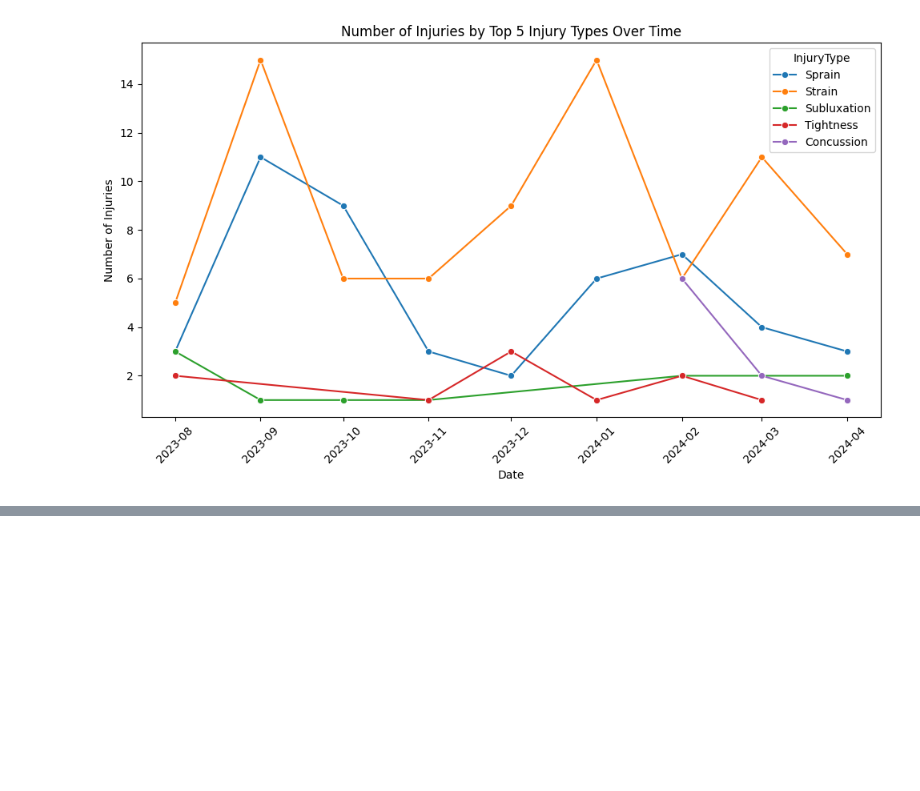
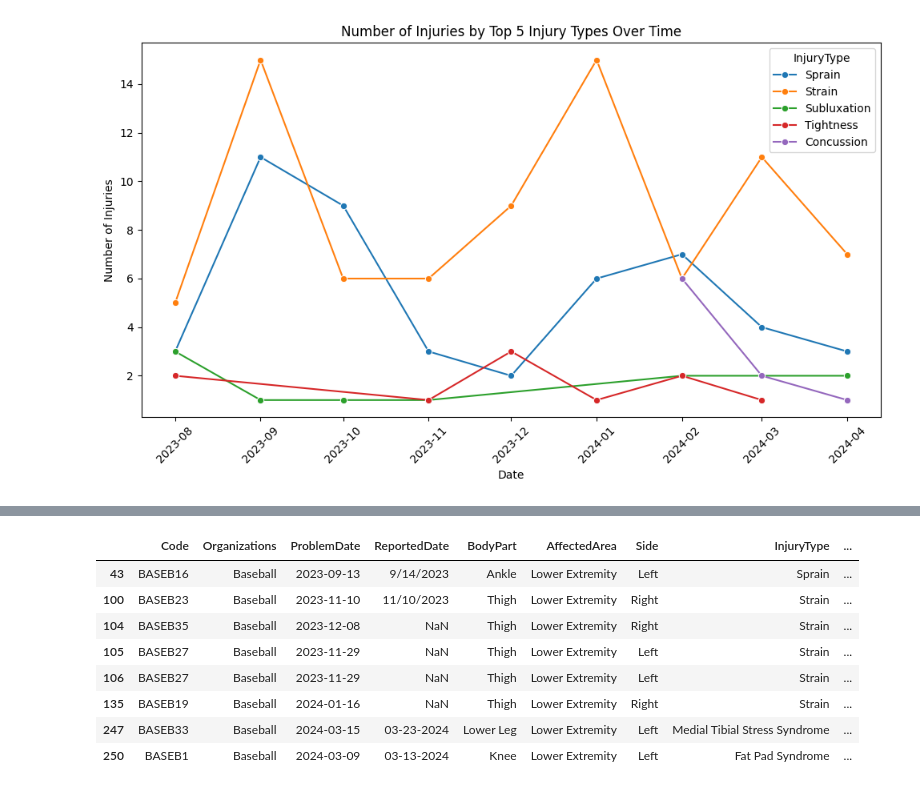
Before and after one commit to bachnguyen234/da301-isaac-athletics, a Jupyter notebook: bach_main_file.ipynb, the cells around one changed output, grey strips where cells are left out. Saved outputs shown, nothing was run; the diff lists cells and outputs as text; code cells hidden in the pictures; blank space fills up the shorter version.

```diff
--- a/bach_main_file.ipynb
+++ b/bach_main_file.ipynb
@@ -220,0 +248,12 @@ plt.show()
+# %%
+lower_injury_baseball
+# %% [output]
+|  | Code | Organizations | ProblemDate | ReportedDate | BodyPart | AffectedArea | Side | InjuryType | ... |
+| 43 | BASEB16 | Baseball | 2023-09-13 | 9/14/2023 | Ankle | Lower Extremity | Left | Sprain | ... |
+| 100 | BASEB23 | Baseball | 2023-11-10 | 11/10/2023 | Thigh | Lower Extremity | Right | Strain | ... |
+| 104 | BASEB35 | Baseball | 2023-12-08 | NaN | Thigh | Lower Extremity | Right | Strain | ... |
+| 105 | BASEB27 | Baseball | 2023-11-29 | NaN | Thigh | Lower Extremity | Left | Strain | ... |
+| 106 | BASEB27 | Baseball | 2023-11-29 | NaN | Thigh | Lower Extremity | Left | Strain | ... |
+| 135 | BASEB19 | Baseball | 2024-01-16 | NaN | Thigh | Lower Extremity | Right | Strain | ... |
+| 247 | BASEB33 | Baseball | 2024-03-15 | 03-23-2024 | Lower Leg | Lower Extremity | Left | Medial Tibial Stress Syndrome | ... |
+| 250 | BASEB1 | Baseball | 2024-03-09 | 03-13-2024 | Knee | Lower Extremity | Left | Fat Pad Syndrome | ... |
```
Also changed, not shown: parts of 7 cells of this notebook.
